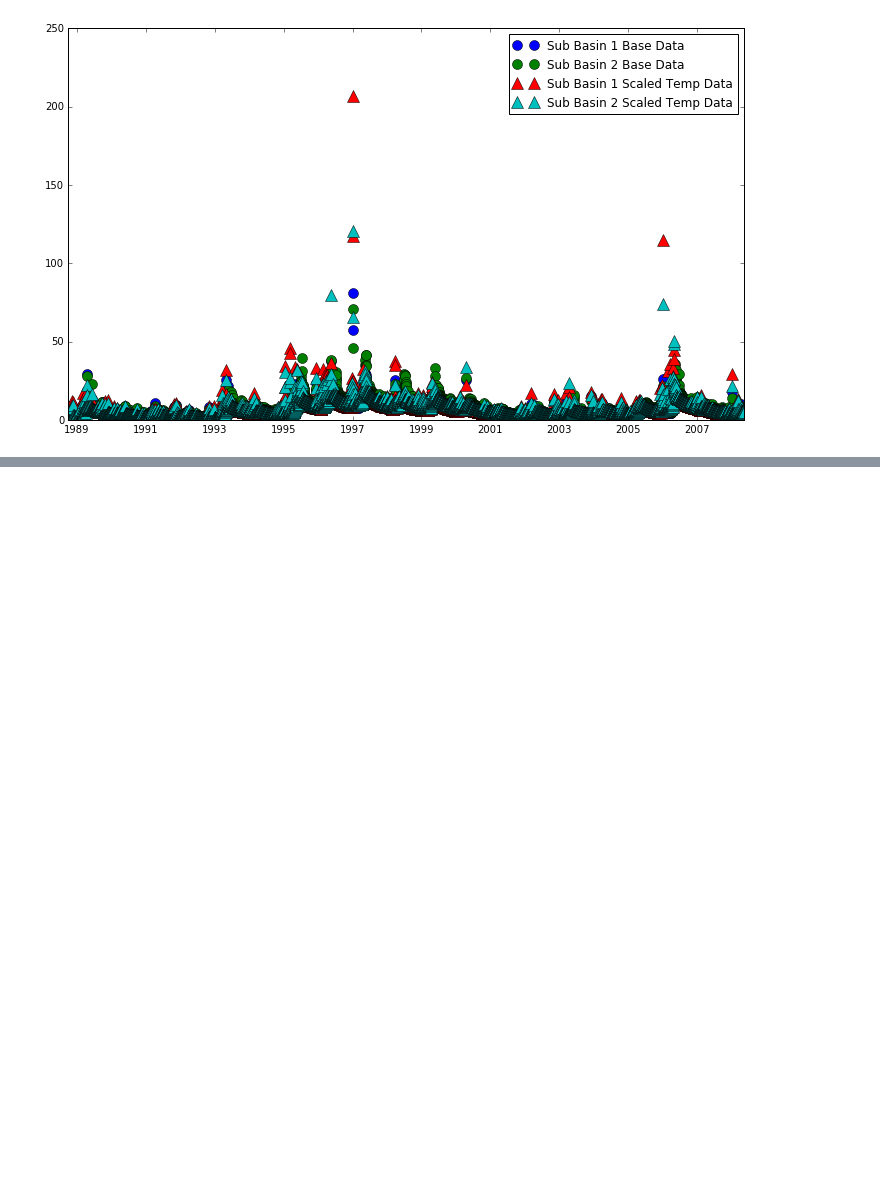
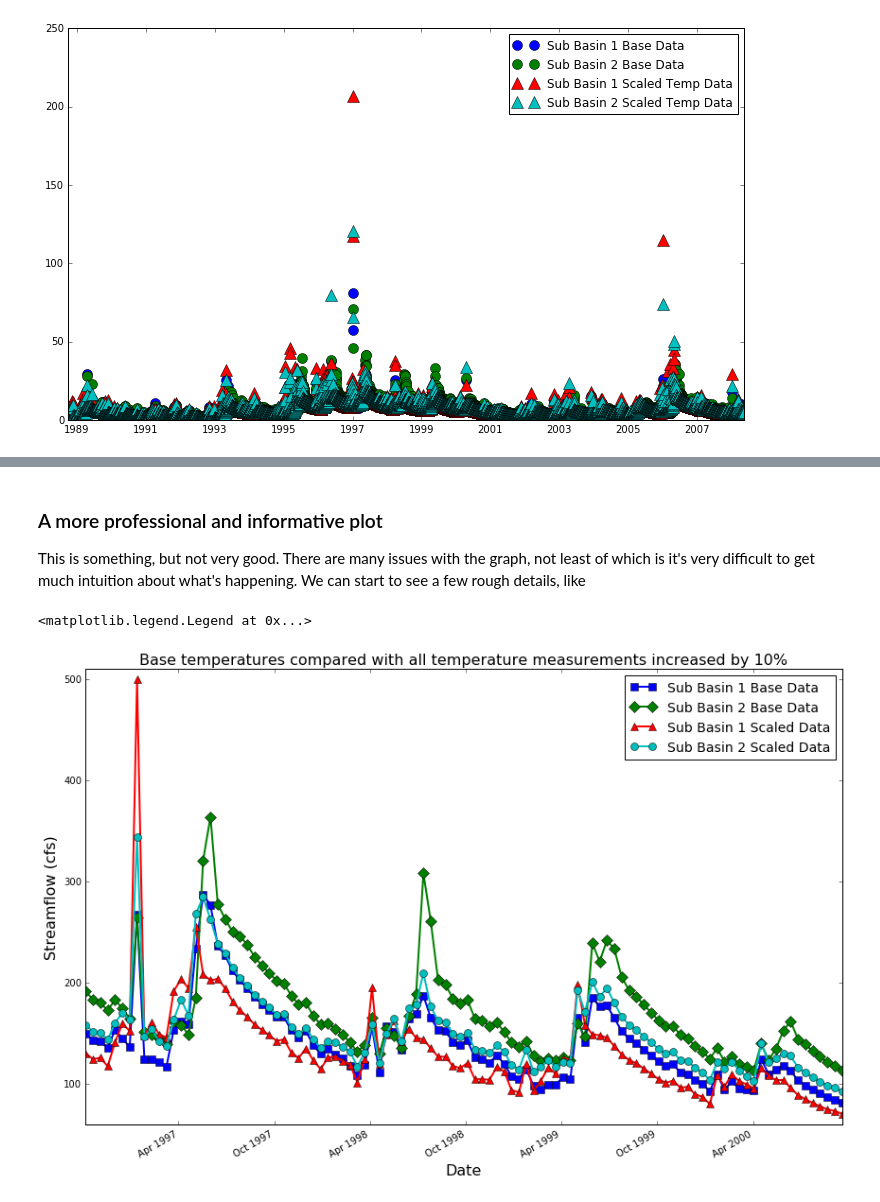
Before and after one commit to VirtualWatershed/capstone, a Jupyter notebook: Simple Temperature Experiment.ipynb, the cells around one changed output, grey strips where cells are left out. Cells and saved outputs as stored; diff of their text form; code cells hidden in the pictures; blank space fills up the shorter version.

```diff
--- a/Simple Temperature Experiment.ipynb
+++ b/Simple Temperature Experiment.ipynb
@@ -168,0 +194,35 @@ plt.legend()
+# %% [markdown]
+### A more professional and informative plot
+
+This is something, but not very good. There are many issues with the graph, not least of which is it's very difficult to get much intuition about what's happening. We can start to see a few rough details, like
+# %%
+from datetime import datetime
+from xarray import open_dataset
+
+fig, ax = plt.subplots(1, 1, figsize=(12, 8))
+
+# resample over two weeks
+resample_offset = '2W'
+#
+time_slice = slice(datetime(1996, 10, 1), datetime(2000, 9, 30))
+# specify method for resampling: could be 'mean', 'sum', 'min', 'max', 'median'
+# see docs for more: http://xarray.pydata.org/en/stable/generated/xarray.DataArray.resample.html#xarray-dataarray-resample
+how = 'sum'
+
+
+db.sub_cfs_1.resample(resample_offset, 'time', how=how).loc[time_slice].plot(marker='s', ms=8, lw=2, label='Sub Basin 1 Base Data')
+db.sub_cfs_2.resample(resample_offset, 'time', how=how).loc[time_slice].plot(marker='D', ms=8, lw=2, label='Sub Basin 2 Base Data')
+dsc.sub_cfs_1.resample(resample_offset, 'time', how=how).loc[time_slice].plot(marker='^', ms=8, lw=2, label='Sub Basin 1 Scaled Data')
+dsc.sub_cfs_2.resample(resample_offset, 'time', how=how).loc[time_slice].plot(marker='o', ms=8, lw=2, label='Sub Basin 2 Scaled Data')
+
+plt.ylabel('Streamflow (cfs)', size=16)
+plt.ylim([60, 510])
+plt.xlabel('Date', size=16)
+plt.title('Base temperatures compared with all temperature measurements increased by 10%', size=16)
+plt.legend(fontsize=14)
+
+#db.close()
+#dsc.close()
+# %% [output]
+<matplotlib.legend.Legend at 0x...>
+[figure, added]
```
Also changed, not shown: parts of 8 cells of this notebook, 2 other files.
